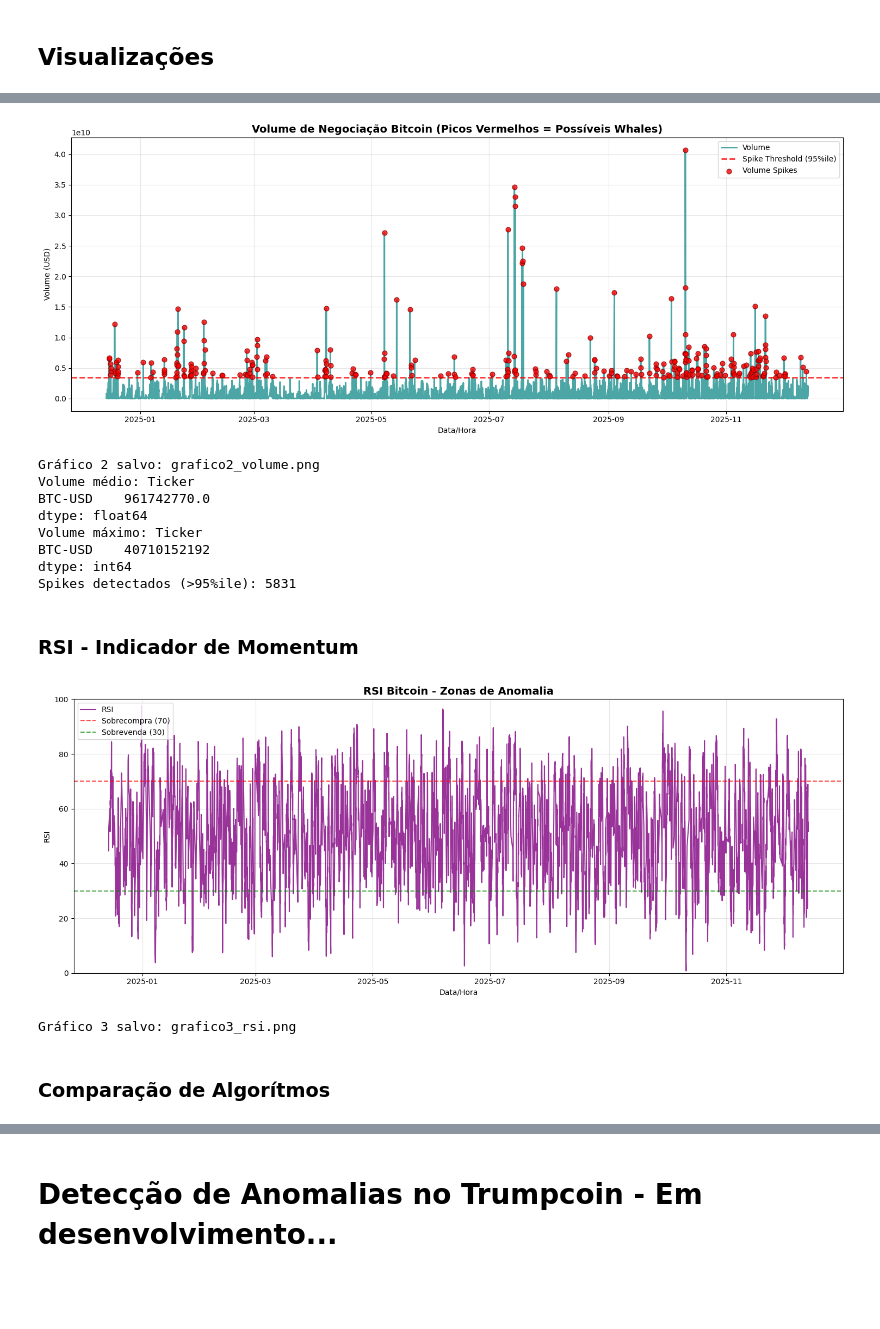
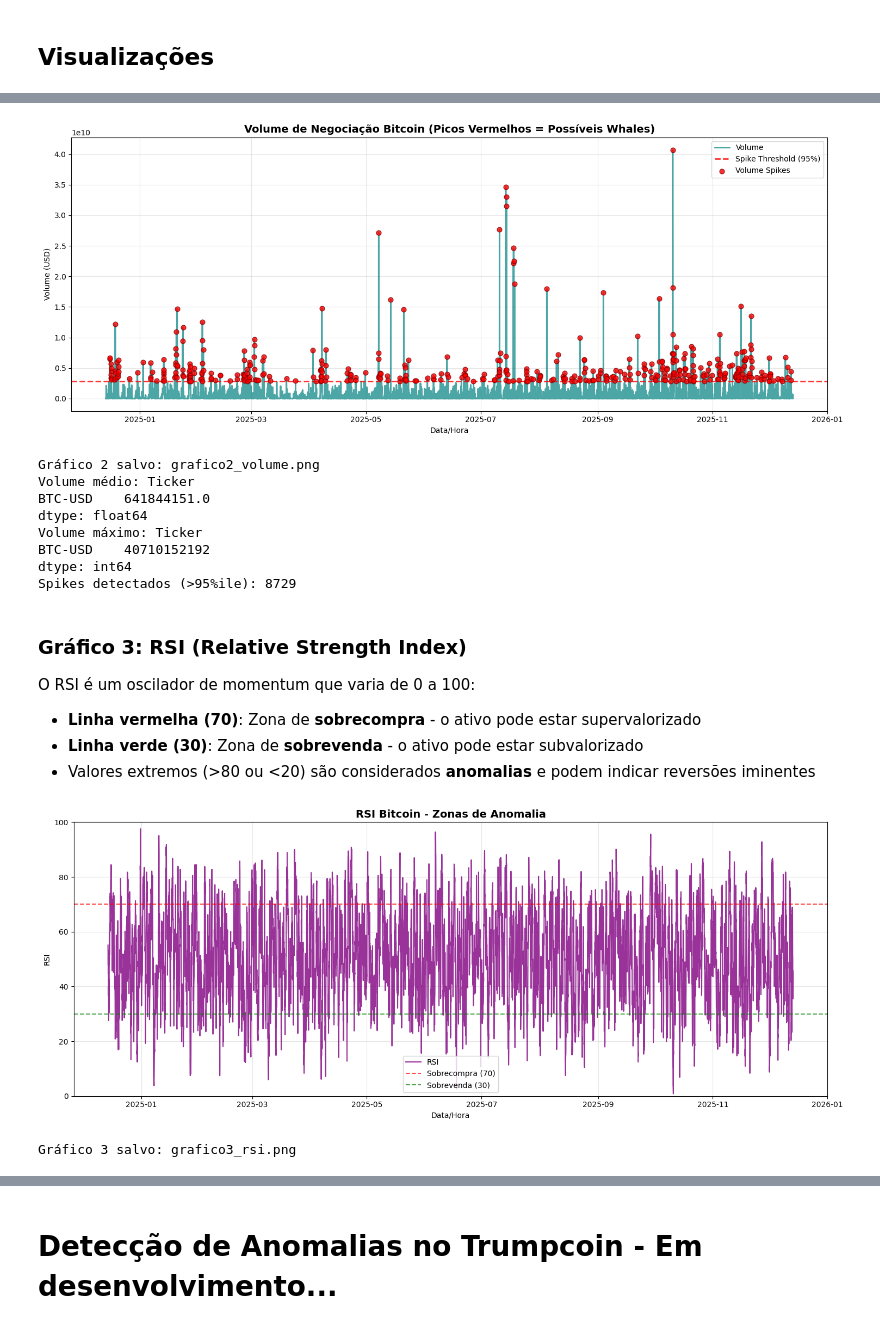
Before and after one commit to MartinianoGomes/bitcoin-and-trumpcoin_anomaly-detection_final-project_ia, a Jupyter notebook: bitcoin_trumpcoin_anomaly_detection.ipynb, the cells around one changed output, grey strips where cells are left out. Drawn from its saved outputs; the diff is of its cells as text; code cells hidden in the pictures; blank space fills up the shorter version.

```diff
--- a/bitcoin_trumpcoin_anomaly_detection.ipynb
+++ b/bitcoin_trumpcoin_anomaly_detection.ipynb
@@ -263,7 +457,5 @@ pd.set_option('display.max_columns', None)
 # %%
-# FUNÇÕES TÉCNICAS PROFISSIONAIS
 def calculate_rsi(series, period=14):
-    """RSI: detecta sobrecompra (>70) e sobrevenda (<30)"""
     delta = series.diff()
     gain = (delta.where(delta > 0, 0)).rolling(window=period).mean()
     loss = (-delta.where(delta < 0, 0)).rolling(window=period).mean()
@@ -271,37 +463,30 @@ def calculate_rsi(series, period=14):
     return 100 - (100 / (1 + rs))
 
 def calculate_macd(series, fast=12, slow=26):
-    """MACD: momentum e reversões de tendência"""
     ema_fast = series.ewm(span=fast).mean()
     ema_slow = series.ewm(span=slow).mean()
     return ema_fast - ema_slow
 
 def calculate_bollinger_upper(series, window=20, num_std=2):
-    """Bollinger Upper: detecta rompimentos explosivos"""
     rolling_mean = series.rolling(window).mean()
     rolling_std = series.rolling(window).std()
     return rolling_mean + (rolling_std * num_std)
 
 def advanced_features(df):
-    """Feature engineering avançado para anomalias"""
     df = df.copy()
 
-    # Indicadores básicos
     df['RSI'] = calculate_rsi(df['Close'])
     df['MACD'] = calculate_macd(df['Close'])
     df['BB_upper'] = calculate_bollinger_upper(df['Close'])
 
-    # Volume e volatilidade
     df['Volume_Change'] = df['Volume'].pct_change()
     df['Volatility'] = df['Close'].rolling(24).std()
     df['Price_Change'] = df['Close'].pct_change()
 
-    # Features avançadas de anomalia
-    df['RSI_Extreme'] = (df['RSI'] > 80) | (df['RSI'] < 20)  # Sobrecompra/sobrevenda extrema
+    df['RSI_Extreme'] = (df['RSI'] > 80) | (df['RSI'] < 20)
     df['Volume_Spike'] = df['Volume_Change'] > df['Volume_Change'].quantile(0.95)
     df['Price_Gap'] = abs(df['Price_Change']) > df['Price_Change'].quantile(0.95)
 
-    # Features temporais
     df['Hour'] = df.index.hour
     df['DayOfWeek'] = df.index.dayofweek
 
@@ -312,7 +503,6 @@ def advanced_features(df):
 print("=== DETECÇÃO DE ANOMALIAS BITCOIN - VERSÃO PROFISSIONAL ===\n")
 btc_raw = yf.download('BTC-USD', period='1y', interval='1h')
 btc = advanced_features(btc_raw)
-btc.dropna(inplace=True)
 
 print(f"Dataset: {btc.shape}")
 print(f"Período: {btc.index.min():%Y-%m-%d} até {btc.index.max():%Y-%m-%d}")
@@ -433,48 +661,49 @@ plt.show()
 # %%
-# GRÁFICO 2: Volume (detecta whale activity) - VERSÃO 100% ESTÁVEL
 plt.figure(figsize=(15, 6))
 
-# Linha principal do volume
 plt.plot(btc.index, btc['Volume'], label='Volume', alpha=0.7, linewidth=2, color='teal')
 
-# Marcar volume spikes (95º percentil)
 volume_threshold = float(btc['Volume'].quantile(0.95))
 plt.axhline(y=volume_threshold, color='red', linestyle='--', alpha=0.8, linewidth=2,
-           label='Spike Threshold (95%ile)')
+           label='Spike Threshold (95%)')
 
-# Destacar spikes reais com pontos
 spikes = btc[btc['Volume'] > volume_threshold]
 if len(spikes) > 0:
     plt.scatter(spikes.index, spikes['Volume'], color='red', s=40,
                alpha=0.8, edgecolors='darkred', linewidth=1, zorder=5, label='Volume Spikes')
 
 plt.title('Volume de Negociação Bitcoin (Picos Vermelhos = Possíveis Whales)',
           fontsize=14, fontweight='bold')
 plt.xlabel('Data/Hora')
 plt.ylabel('Volume (USD)')
 plt.legend()
 plt.grid(True, alpha=0.3)
 plt.tight_layout()
 plt.savefig('grafico2_volume.png', dpi=300, bbox_inches='tight')
 plt.show()
 
-# PRINTS SIMPLES (sem formatação complexa)
 print("Gráfico 2 salvo: grafico2_volume.png")
 print("Volume médio:", round(btc['Volume'].mean()))
 print("Volume máximo:", round(btc['Volume'].max()))
 print("Spikes detectados (>95%ile):", len(spikes))
 # %% [output]
-[figure, old version]
+[figure, new version]
 Gráfico 2 salvo: grafico2_volume.png
 Volume médio: Ticker
-BTC-USD    961742770.0
+BTC-USD    641844151.0
 dtype: float64
 Volume máximo: Ticker
 BTC-USD    40710152192
 dtype: int64
-Spikes detectados (>95%ile): 5831
+Spikes detectados (>95%ile): 8729
-# %% [markdown]
-### RSI - Indicador de Momentum
+# %% [markdown]
+### Gráfico 3: RSI (Relative Strength Index)
+
+O RSI é um oscilador de momentum que varia de 0 a 100:
+
+- **Linha vermelha (70)**: Zona de **sobrecompra** - o ativo pode estar supervalorizado
+- **Linha verde (30)**: Zona de **sobrevenda** - o ativo pode estar subvalorizado
+- Valores extremos (>80 ou <20) são considerados **anomalias** e podem indicar reversões iminentes
 # %%
 plt.figure(figsize=(15, 6))
 plt.plot(btc.index, btc['RSI'], label='RSI', alpha=0.8, linewidth=1.5, color='purple')
@@ -491,7 +720,5 @@ plt.savefig('grafico3_rsi.png', dpi=300, bbox_inches='tight')
 plt.show()
 print("Gráfico 3 salvo: grafico3_rsi.png")
 # %% [output]
-[figure, old version]
+[figure, new version]
 Gráfico 3 salvo: grafico3_rsi.png
-# %% [markdown]
-### Comparação de Algorítmos
```
Also changed, not shown: parts of 35 cells of this notebook.
